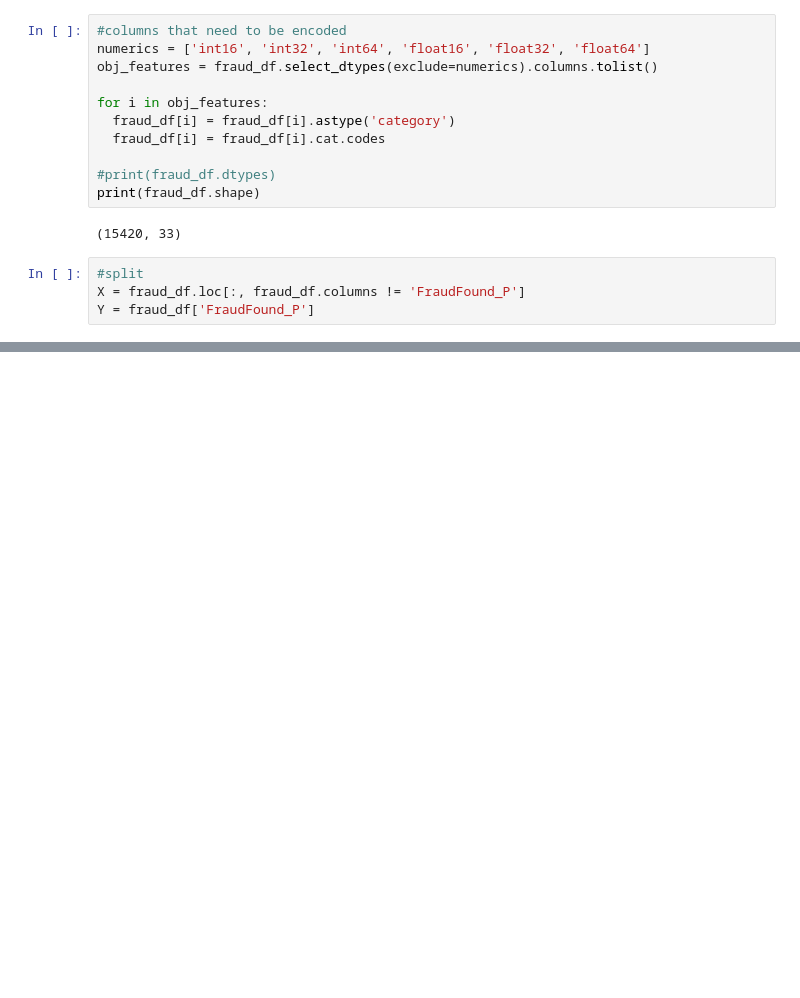
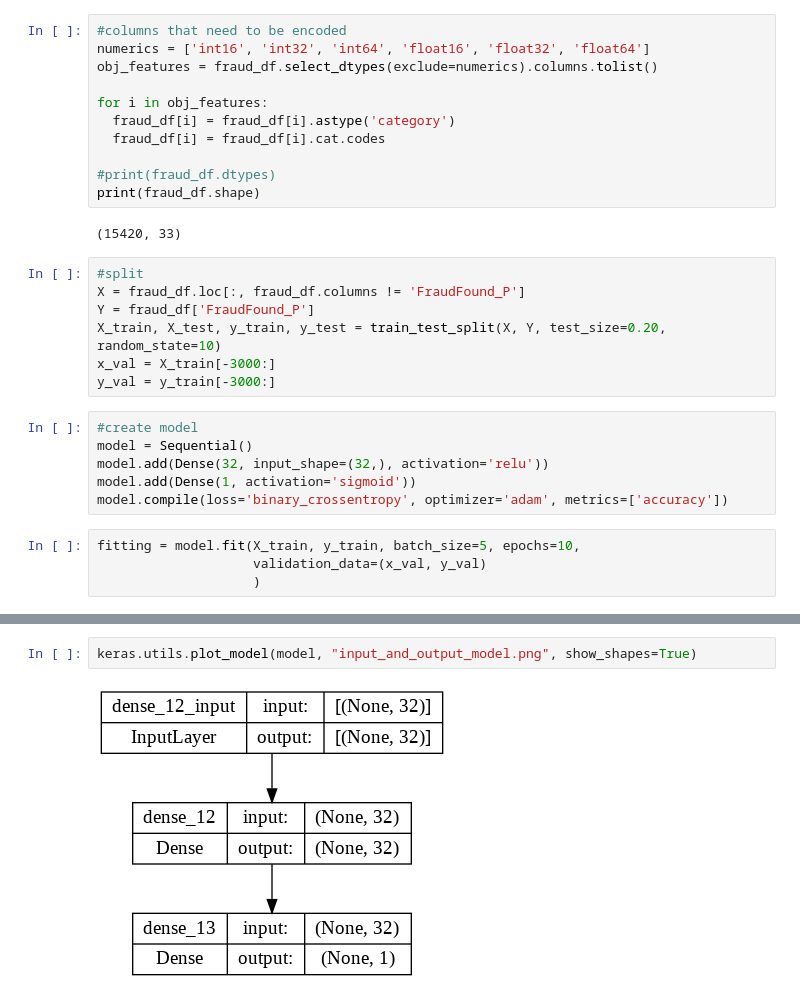
Before and after one commit to denigomonov/Fraud-Analysis, a Jupyter notebook: Fraud_1.ipynb, the cells around one changed output, grey strips where cells are left out. Cells and saved outputs as stored; diff of their text form; blank space fills up the shorter version.

Commit message:
Completed keras ml

```diff
--- a/Fraud_1.ipynb
+++ b/Fraud_1.ipynb
@@ -171,3 +168,16 @@ print(fraud_df.shape)
 #split
 X = fraud_df.loc[:, fraud_df.columns != 'FraudFound_P']
 Y = fraud_df['FraudFound_P']
+X_train, X_test, y_train, y_test = train_test_split(X, Y, test_size=0.20, random_state=10)
+x_val = X_train[-3000:]
+y_val = y_train[-3000:]
+# %%
+#create model
+model = Sequential()
+model.add(Dense(32, input_shape=(32,), activation='relu'))
+model.add(Dense(1, activation='sigmoid'))
+model.compile(loss='binary_crossentropy', optimizer='adam', metrics=['accuracy'])
+# %%
+fitting = model.fit(X_train, y_train, batch_size=5, epochs=10,
+                    validation_data=(x_val, y_val)
+                    )
@@ -173,0 +244,4 @@ Y = fraud_df['FraudFound_P']
+# %%
+keras.utils.plot_model(model, "input_and_output_model.png", show_shapes=True)
+# %% [output]
+[figure, added]
```
Also changed, not shown: parts of 5 cells of this notebook.
